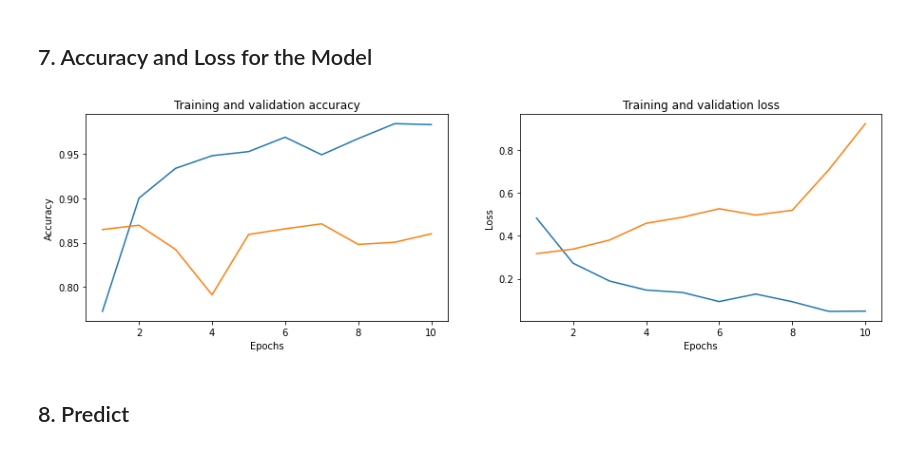
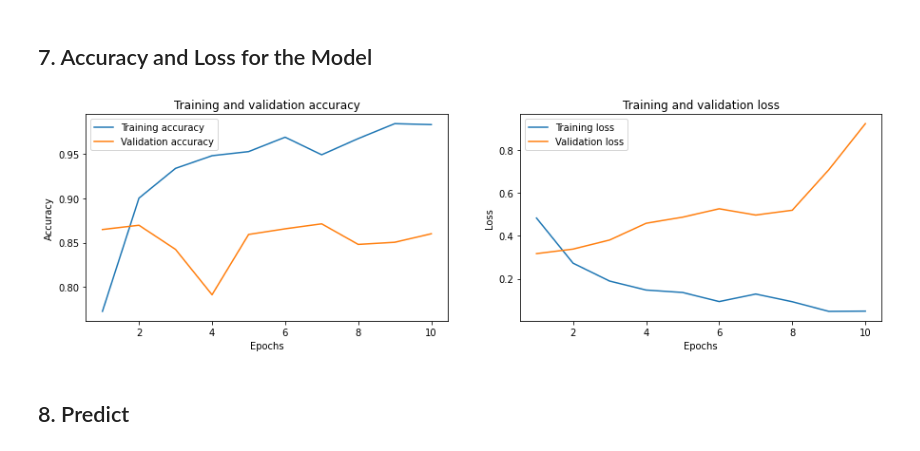
Before and after one commit to guillermo-lahuerta/Sentiment-analysis, a Jupyter notebook: Sentiment_analysis_IMDB.ipynb, the cells around one changed output. Cells and saved outputs as stored; diff of their text form; code cells hidden in the pictures.

```diff
--- a/Sentiment_analysis_IMDB.ipynb
+++ b/Sentiment_analysis_IMDB.ipynb
@@ -339,32 +339,34 @@ history_dict = joblib.load(os.path.join(path_model, 'imdb_history'))
 # %%
 # Get metrics on training and test data
 acc = history_dict['accuracy']
 val_acc = history_dict['val_accuracy']
 loss = history_dict['loss']
 val_loss = history_dict['val_loss']
 
 # Get number of epochs
 epochs = range(1, len(acc)+1)
 
 # Set up plot
 fig, (ax1, ax2) = plt.subplots(1, 2, figsize=(15, 4));
 
 # Plot training and validation accuracy per epoch
 ax1.plot(epochs, acc, label='Training accuracy');
 ax1.plot(epochs, val_acc, label='Validation accuracy');
 ax1.set_title('Training and validation accuracy');
+ax1.legend(loc=0);
 ax1.set(xlabel='Epochs', ylabel='Accuracy');
 
 # Plot training and validation loss per epoch
 ax2.plot(epochs, loss, label='Training loss');
 ax2.plot(epochs, val_loss, label='Validation loss');
 ax2.set_title('Training and validation loss');
+ax2.legend(loc=0);
 ax2.set(xlabel='Epochs', ylabel='Loss');
 
 # Save plot
 plt.savefig('app/assets/acc.png', dpi=600, facecolor='w', edgecolor='w',);
 # %% [output]
-[figure, old version]
+[figure, new version]
 # %% [markdown]
 ## 8. Predict
 # %%
```
Also changed, not shown: 4 other files.
